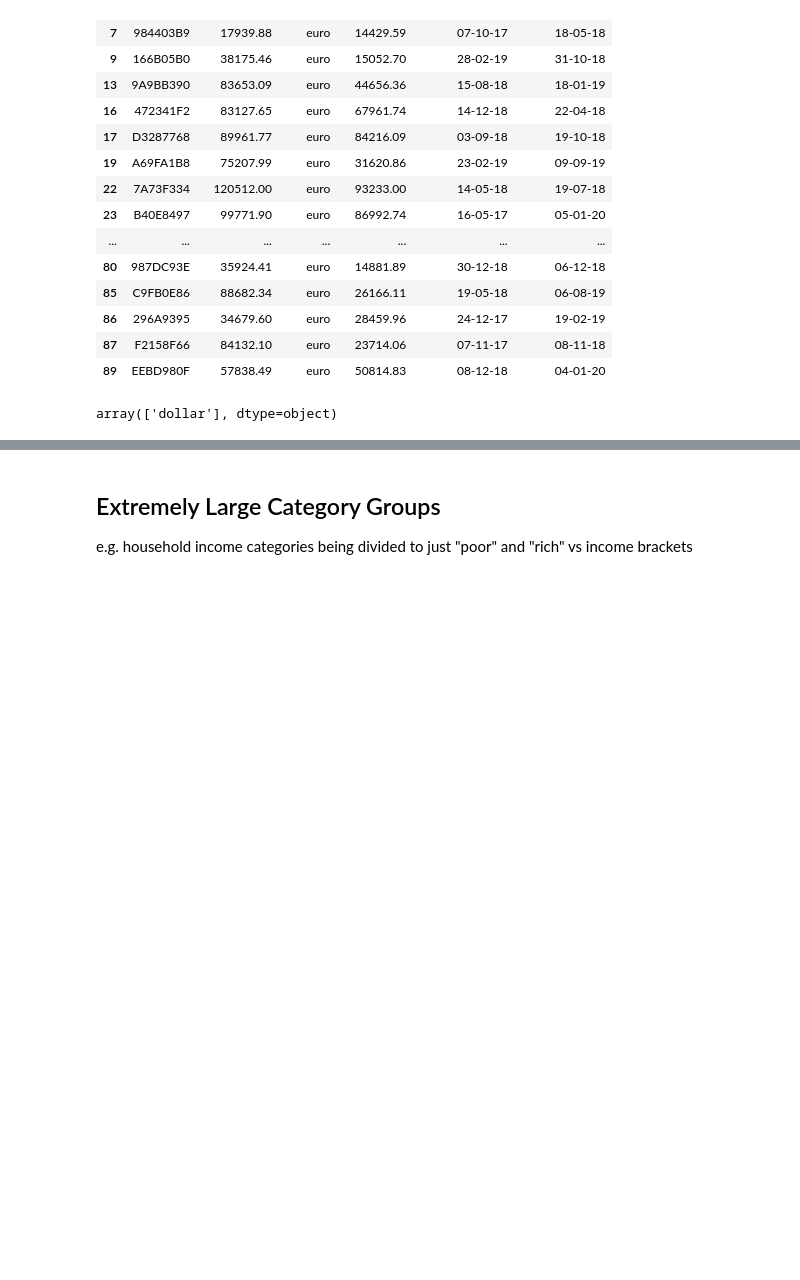
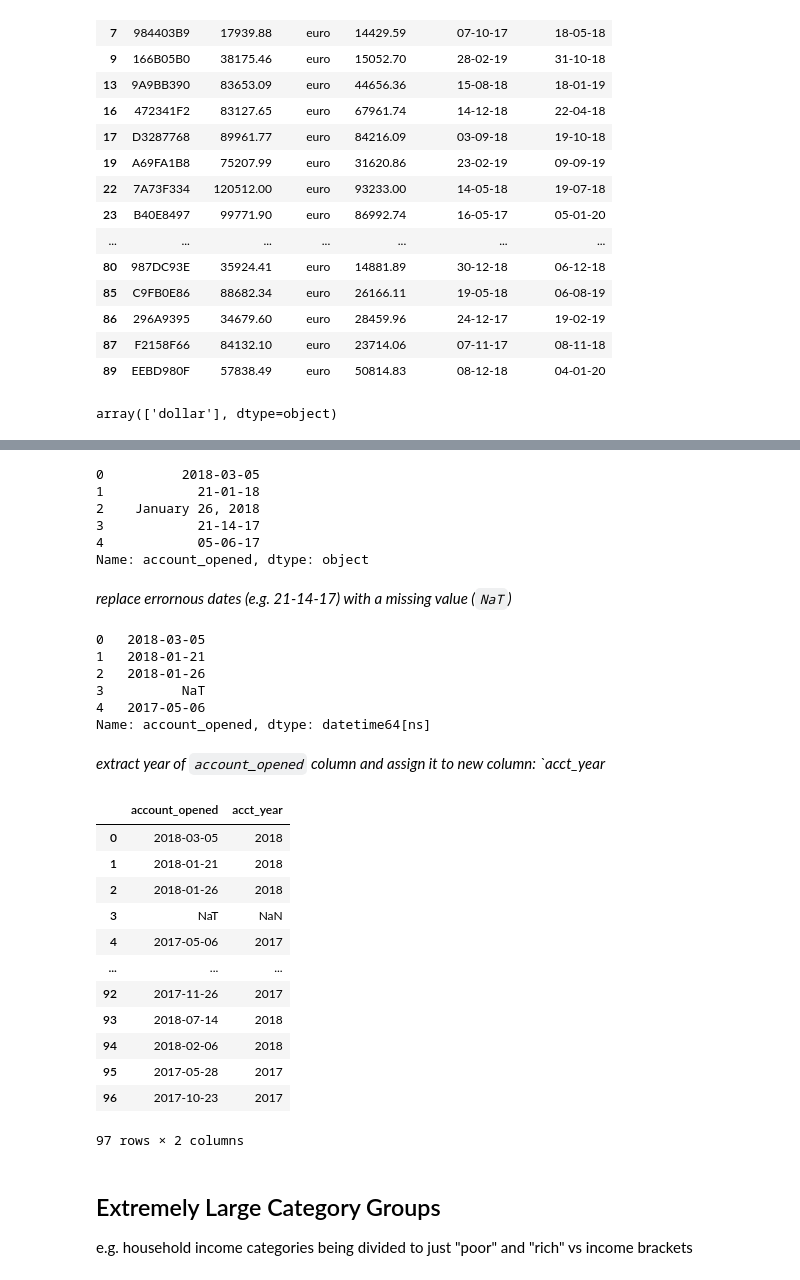
Before and after one commit to priscilla-arinze/PythonReview, a Jupyter notebook: LIBRARIES/Pandas_CleaningData.ipynb, the cells around one changed output, grey strips where cells are left out. Cells and saved outputs as stored; diff of their text form; code cells hidden in the pictures; blank space fills up the shorter version.

```diff
--- a/LIBRARIES/Pandas_CleaningData.ipynb
+++ b/LIBRARIES/Pandas_CleaningData.ipynb
@@ -587,3 +606,49 @@ array(['dollar'], dtype=object)
+# %%
+banking_dates_df["account_opened"].head()
+# %% [output]
+0          2018-03-05
+1            21-01-18
+2    January 26, 2018
+3            21-14-17
+4            05-06-17
+Name: account_opened, dtype: object
+# %% [markdown]
+*replace errornous dates (e.g. 21-14-17) with a missing value (`NaT`)*
+# %%
+banking_dates_df["account_opened"] = pd.to_datetime(
+    banking_dates_df["account_opened"],
+    infer_datetime_format=True,
+    errors="coerce"
+)
+
+banking_dates_df["account_opened"].head()
+# %% [output]
+0   2018-03-05
+1   2018-01-21
+2   2018-01-26
+3          NaT
+4   2017-05-06
+Name: account_opened, dtype: datetime64[ns]
+# %% [markdown]
+*extract year of `account_opened` column and assign it to new column: `acct_year*
+# %%
+banking_dates_df["acct_year"] = banking_dates_df["account_opened"].dt.strftime("%Y")
+
+banking_dates_df[["account_opened", "acct_year"]]
+# %% [output]
+|  | account_opened | acct_year |
+| 0 | 2018-03-05 | 2018 |
+| 1 | 2018-01-21 | 2018 |
+| 2 | 2018-01-26 | 2018 |
+| 3 | NaT | NaN |
+| 4 | 2017-05-06 | 2017 |
+| ... | ... | ... |
+| 92 | 2017-11-26 | 2017 |
+| 93 | 2018-07-14 | 2018 |
+| 94 | 2018-02-06 | 2018 |
+| 95 | 2017-05-28 | 2017 |
+| 96 | 2017-10-23 | 2017 |
+97 rows × 2 columns
 # %% [markdown]
 ## Extremely Large Category Groups
 
```
Also changed, not shown: parts of 3 cells of this notebook, 1 other file.
